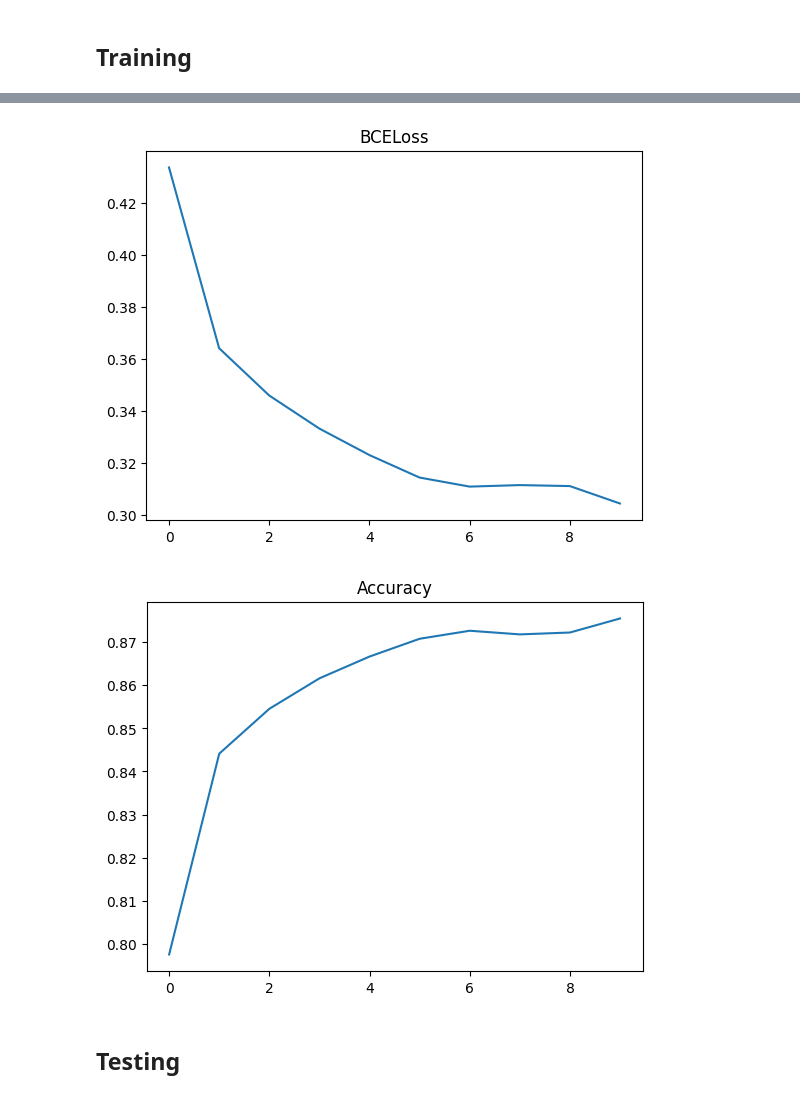
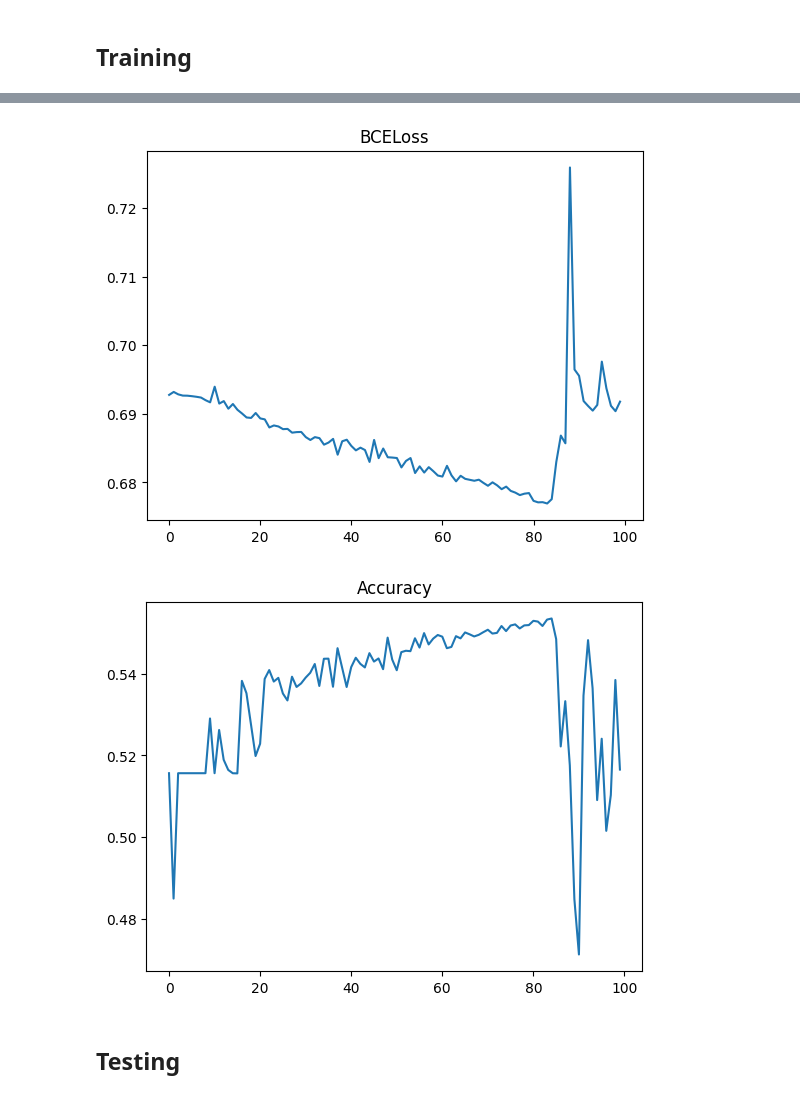
Before and after one commit to pgberlureau/Student-research-project, a Jupyter notebook: Sequential_D3PM.ipynb, the cells around one changed output, grey strips where cells are left out. Cells and saved outputs as stored; diff of their text form; code cells hidden in the pictures.

Commit message:
Threshold is the new timestamp

```diff
--- a/Sequential_D3PM.ipynb
+++ b/Sequential_D3PM.ipynb
@@ -152,7 +158,7 @@ class Maze_dataset(Dataset):
             # Read data from `raw_path`.
             raw_graph = nx.read_gml(raw_path)
 
-            data = from_networkx(raw_graph)
+            data = from_networkx(raw_graph).to(device)
 
             data.edge_index, data.edge_weight = torch_geometric.utils.coalesce(edge_index=data.edge_index, edge_attr=data.edge_weight)
 
@@ -317,42 +322,45 @@ loss_fn = torch.nn.BCELoss()
 losses = []
 accs = []
 
+
+print(device)
+
 model.to(device)
-for epoch in range(num_epochs):
+for epoch in tqdm(range(num_epochs)):
+        #print(f"Epoch {epoch}")
         model.train()
-        running_loss = 0.
-        running_acc = 0.
+
         # inside the training loop
         for step, batch in enumerate(train_loader):
+
                 batch = batch.to(device)
 
-                graph_timesteps = torch.randint(1, num_timesteps, (batch.num_graphs,)).long().to(device)
+                num_nodes = batch.ptr[1:] - batch.ptr[:-1]
+
+                batch.x = torch.arange(batch.num_nodes).to(device).reshape(-1, 1).float() - batch.ptr[batch.batch].reshape(-1, 1).float()
+                thresholds = torch.randint(low=1, high=graph_size, size=(batch.num_graphs,)).to(device)
 
                 """
                 Noising
                 """
-                noisy = model.add_noise(batch, graph_timesteps=graph_timesteps)
+
+                noisy = model.add_noise(batch, thresholds)
 
                 """
                 Denoising
                 """
-                timesteps = torch.randint(low=0, high=num_timesteps, size=(batch.num_nodes,)).long().to(device) % graph_timesteps[batch.batch]
-                noise_pred = model.reverse(batch=noisy, timesteps=timesteps)
+
+                noise_pred = model.reverse(batch=noisy, thresholds=thresholds)
 
                 loss = loss_fn(noise_pred, batch.edge_state[:,0])
-                acc = torch.sum(1. * ((noise_pred > 0.5) == batch.edge_state[:,0])) / batch.num_edges
+                acc = torch.sum(((noise_pred > 0.5) == batch.edge_state[:,0]).float()) / noise_pred.shape[0]
 
                 optimizer.zero_grad()
                 loss.backward()
                 optimizer.step()
 
-                running_loss += loss.item() / len(train_loader)
-                running_acc += acc / len(train_loader)
-
-        losses.append(running_loss)
-        accs.append(running_acc)
-
-        print("Currently at epoch n°:"+str(epoch)+", running loss is: "+str(running_loss)+"  and running acc: "+str(running_acc))
+        losses.append(loss.item())
+        accs.append(acc)
 
         torch.save(model.state_dict(), 'model_weights2.pth')
 # %% [output]
@@ -369,13 +369,13 @@ Currently at epoch n°:9, running loss is: 0.3044876074288045  and running acc:
 # %%
-plt.plot(range(len(losses)), losses)
+plt.plot(losses)
 plt.title("BCELoss")
 plt.show()
 plt.title("Accuracy")
-plt.plot(range(len(accs)), torch.tensor(accs))
+plt.plot(torch.tensor(accs))
 plt.show()
 # %% [output]
-[figure, old version]
+[figure, new version]
-[figure, old version]
+[figure, new version]
 # %% [markdown]
 ## Testing
 # %%
```
Also changed, not shown: parts of 13 cells of this notebook.
